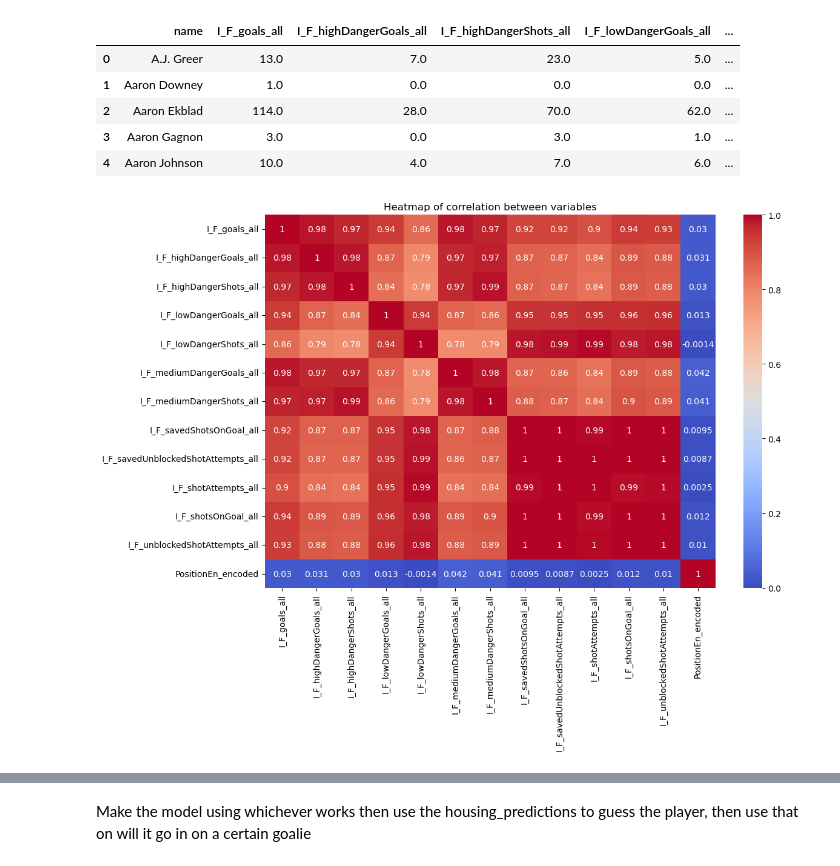
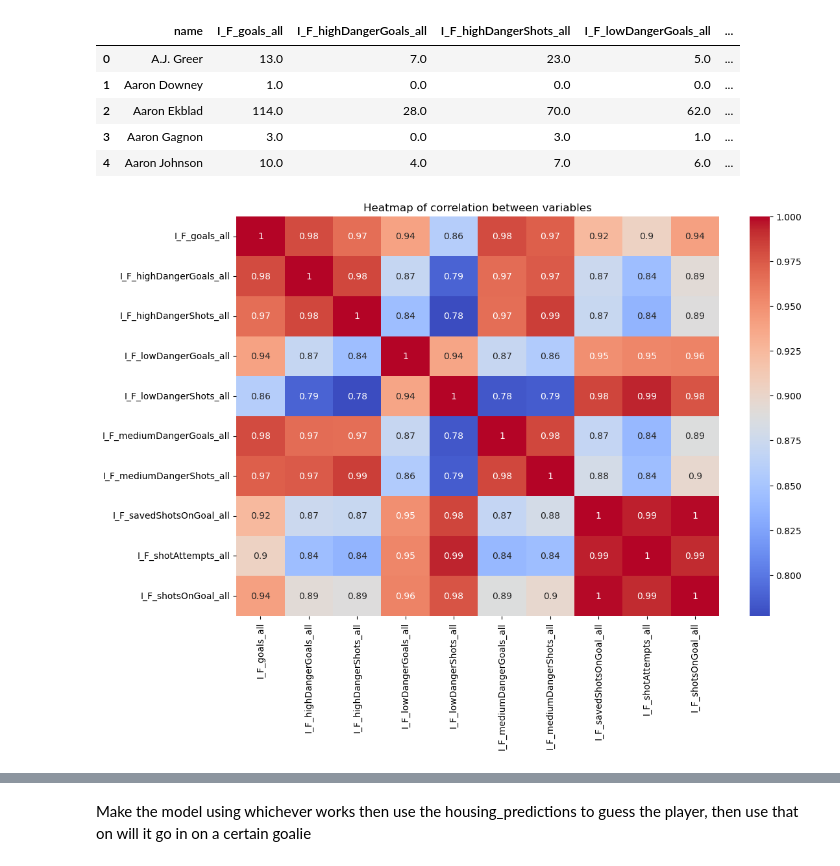
Before and after one commit to blairjdaniel/NHL_points_projection, a Jupyter notebook: testing.ipynb, the cells around one changed output, grey strips where cells are left out. Drawn from its saved outputs; the diff is of its cells as text; code cells hidden in the pictures.

```diff
--- a/testing.ipynb
+++ b/testing.ipynb
@@ -149,7 +157,7 @@ cols_to_drop = ['team', 'games_played', 'icetime', 'shifts', 'gameScore', 'iceTi
  'OnIce_F_xGoals','OnIce_F_xGoalsFromActualReboundsOfShots','OnIce_F_xGoalsFromxReboundsOfShots',
  'OnIce_F_xGoals_with_earned_rebounds','OnIce_F_xGoals_with_earned_rebounds_scoreAdjusted',
  'OnIce_F_xGoals_with_earned_rebounds_scoreFlurryAdjusted','OnIce_F_xOnGoal','onIce_xGoalsPercentage', 'I_F_scoreAdjustedShotsAttempts',
- 'I_F_scoreAdjustedUnblockedShotAttempts']
+ 'I_F_scoreAdjustedUnblockedShotAttempts', 'I_F_savedUnblockedShotAttempts', 'I_F_unblockedShotAttempts']
 
 # List of situations
 situations = ['all']
@@ -330,16 +339,16 @@ df_no_outliers.head()
 | 4 | Aaron Johnson | 10.0 | 4.0 | 7.0 | 6.0 | ... |
 # %%
 # Heatmap to show correlation between variables
-numeric_df = df_all.drop(columns=['name', 'playerId_all'])
+numeric_df = df_all.drop(columns=['name', 'playerId_all', 'PositionEn_encoded'])
 
 
 plt.figure(figsize=(12, 8))
 correlation_matrix = numeric_df.corr()
 sns.heatmap(correlation_matrix, annot=True, cmap='coolwarm')
 plt.title('Heatmap of correlation between variables')
 plt.show()
 # %% [output]
-[figure, old version]
+[figure, new version]
 # %%
 # Box plot for each variable
 plt.figure(figsize=(20, 10))
```
Also changed, not shown: parts of 12 cells of this notebook, 20 other files.
